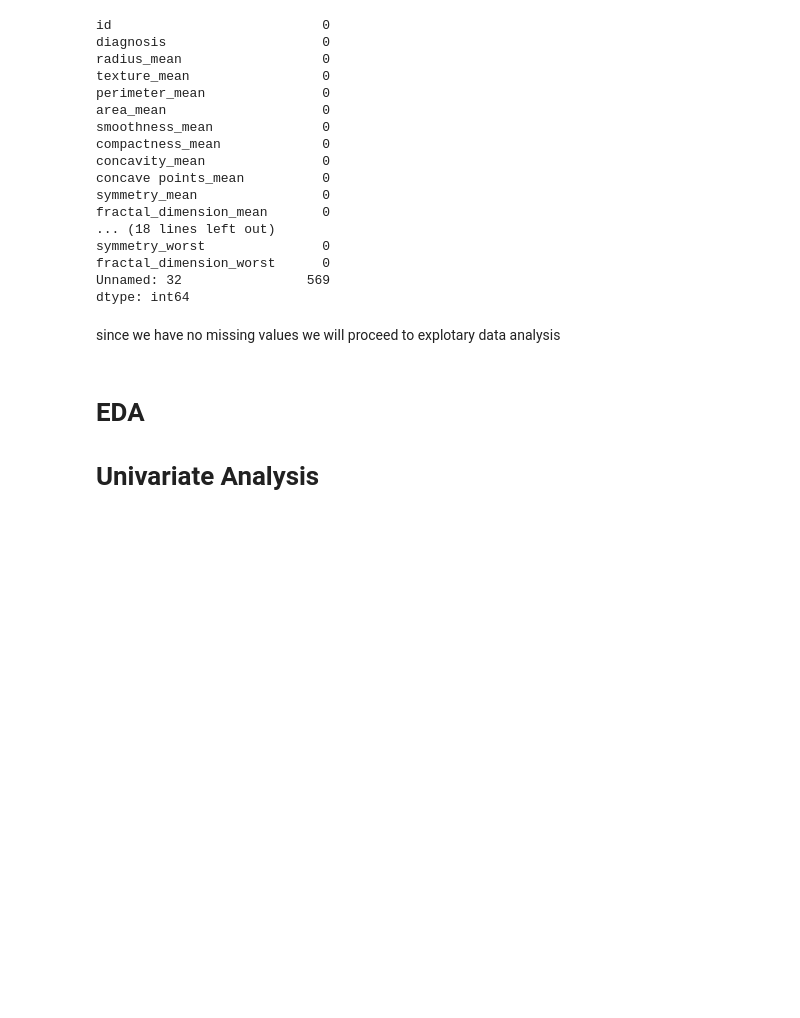
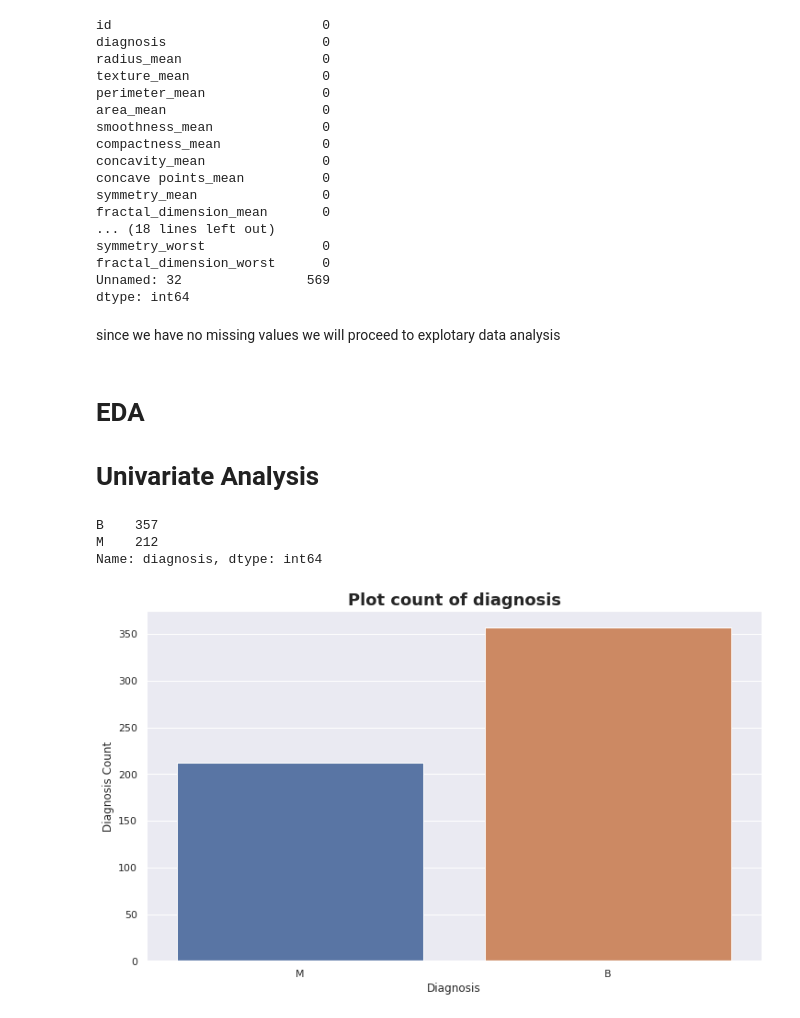
Before and after one commit to Jeremy-Tesh/casual-inference, a Jupyter notebook: notebooks/EDA.ipynb, the cells around one changed output. Drawn from its saved outputs; the diff is of its cells as text; code cells hidden in the pictures; blank space fills up the shorter version.

```diff
--- a/notebooks/EDA.ipynb
+++ b/notebooks/EDA.ipynb
@@ -79,3 +85,15 @@ since we have no missing values we will proceed to explotary data analysis
 # %% [markdown]
 # EDA
 # Univariate Analysis
+# %%
+# unique value counts
+counts_df = df['diagnosis'].value_counts()
+counts_df
+# %% [output]
+B    357
+M    212
+Name: diagnosis, dtype: int64
+# %%
+vs.plot_count(df, 'diagnosis', "Diagnosis", "Diagnosis Count")
+# %% [output]
+[figure, added]
```
Also changed, not shown: parts of 13 cells of this notebook, 5 other files.
